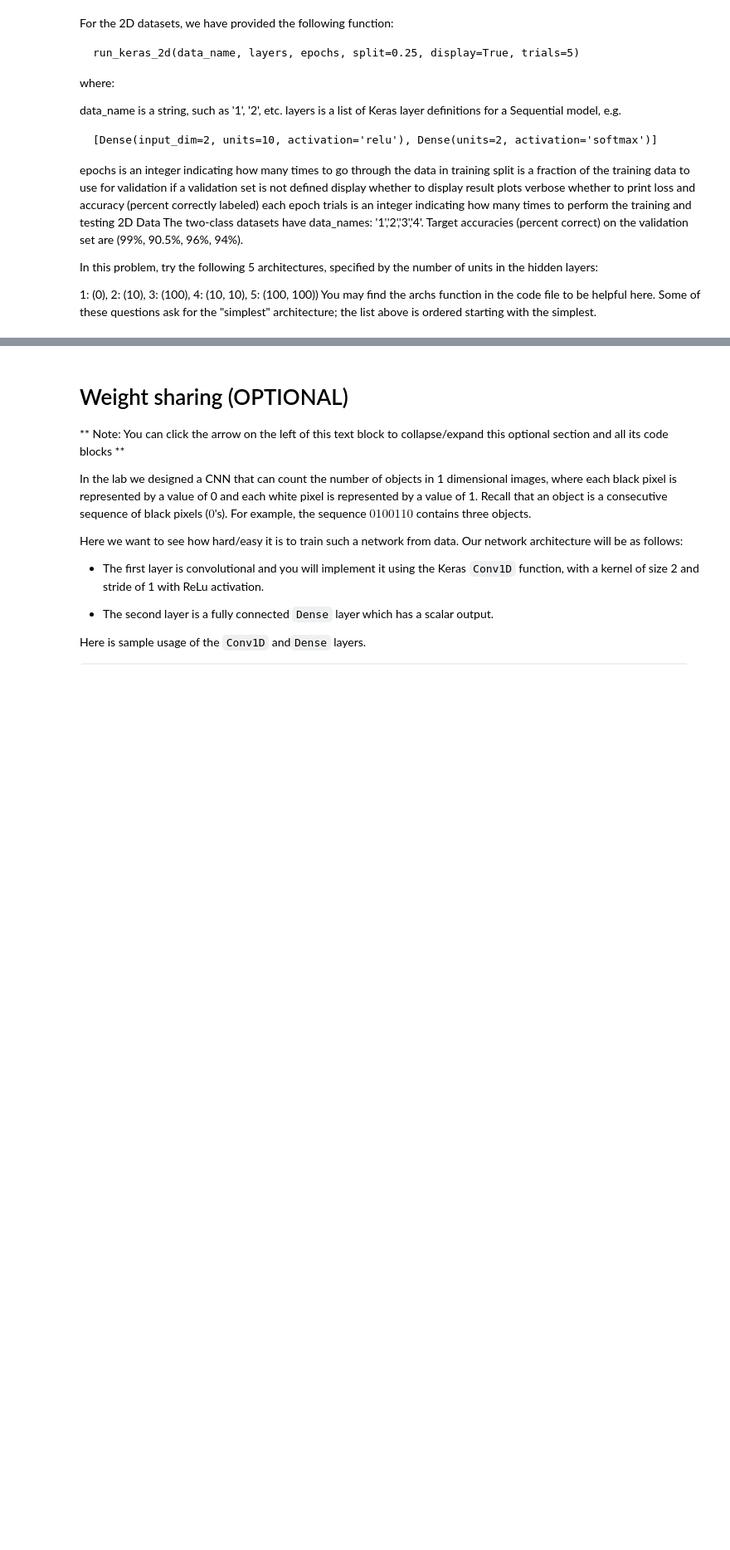
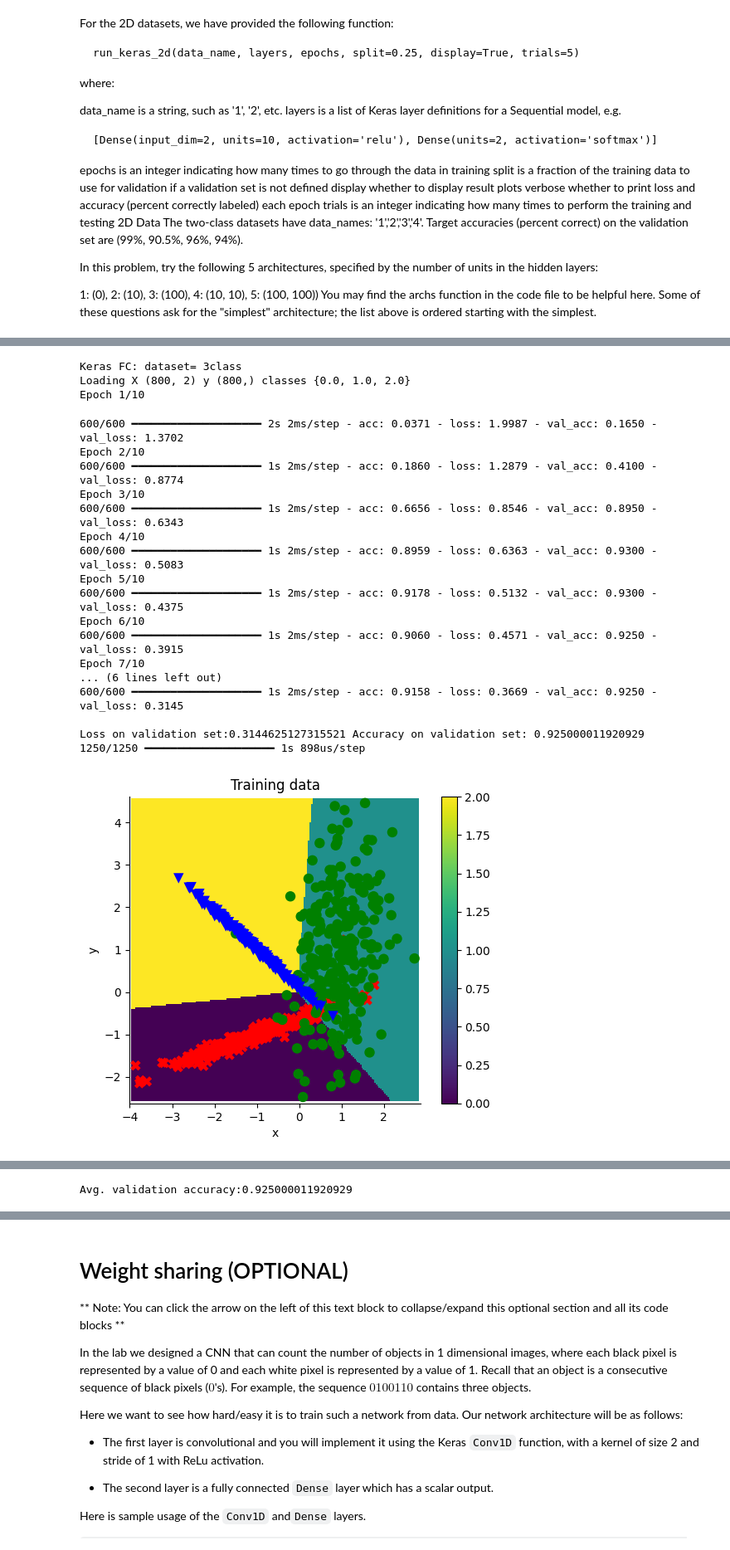
Before and after one commit to ericdong314/mit-6.036-ml, a Jupyter notebook: week8_convolutional_neuro_network/code_for_hw8/MIT_6_036_hw08_colab_notebook_(OLL).ipynb, the cells around one changed output, grey strips where cells are left out. Shown: that part at 83% size. Drawn from its saved outputs; the diff is of its cells as text; code cells hidden in the pictures; blank space fills up the shorter version.

```diff
--- a/week8_convolutional_neuro_network/code_for_hw8/MIT_6_036_hw08_colab_notebook_(OLL).ipynb
+++ b/week8_convolutional_neuro_network/code_for_hw8/MIT_6_036_hw08_colab_notebook_(OLL).ipynb
@@ -231,0 +297,26 @@ Avg. validation accuracy:0.8949999809265137
+# %%
+np.random.seed(0)
+layers=[Dense(input_dim=2, units=3,activation="softmax")]
+run_keras_2d("3class", layers, 10)
+# %% [output]
+Keras FC: dataset= 3class
+Loading X (800, 2) y (800,) classes {0.0, 1.0, 2.0}
+Epoch 1/10
+600/600 ━━━━━━━━━━━━━━━━━━━━ 2s 2ms/step - acc: 0.0371 - loss: 1.9987 - val_acc: 0.1650 - val_loss: 1.3702
+Epoch 2/10
+600/600 ━━━━━━━━━━━━━━━━━━━━ 1s 2ms/step - acc: 0.1860 - loss: 1.2879 - val_acc: 0.4100 - val_loss: 0.8774
+Epoch 3/10
+600/600 ━━━━━━━━━━━━━━━━━━━━ 1s 2ms/step - acc: 0.6656 - loss: 0.8546 - val_acc: 0.8950 - val_loss: 0.6343
+Epoch 4/10
+600/600 ━━━━━━━━━━━━━━━━━━━━ 1s 2ms/step - acc: 0.8959 - loss: 0.6363 - val_acc: 0.9300 - val_loss: 0.5083
+Epoch 5/10
+600/600 ━━━━━━━━━━━━━━━━━━━━ 1s 2ms/step - acc: 0.9178 - loss: 0.5132 - val_acc: 0.9300 - val_loss: 0.4375
+Epoch 6/10
+600/600 ━━━━━━━━━━━━━━━━━━━━ 1s 2ms/step - acc: 0.9060 - loss: 0.4571 - val_acc: 0.9250 - val_loss: 0.3915
+Epoch 7/10
+... (6 lines left out)
+600/600 ━━━━━━━━━━━━━━━━━━━━ 1s 2ms/step - acc: 0.9158 - loss: 0.3669 - val_acc: 0.9250 - val_loss: 0.3145
+
+Loss on validation set:0.3144625127315521 Accuracy on validation set: 0.925000011920929
+1250/1250 ━━━━━━━━━━━━━━━━━━━━ 1s 898us/step
+[figure, added]
@@ -231,0 +325 @@ Avg. validation accuracy:0.8949999809265137
+Avg. validation accuracy:0.925000011920929
```
Also changed, not shown: parts of 5 cells of this notebook, 8 other files.
